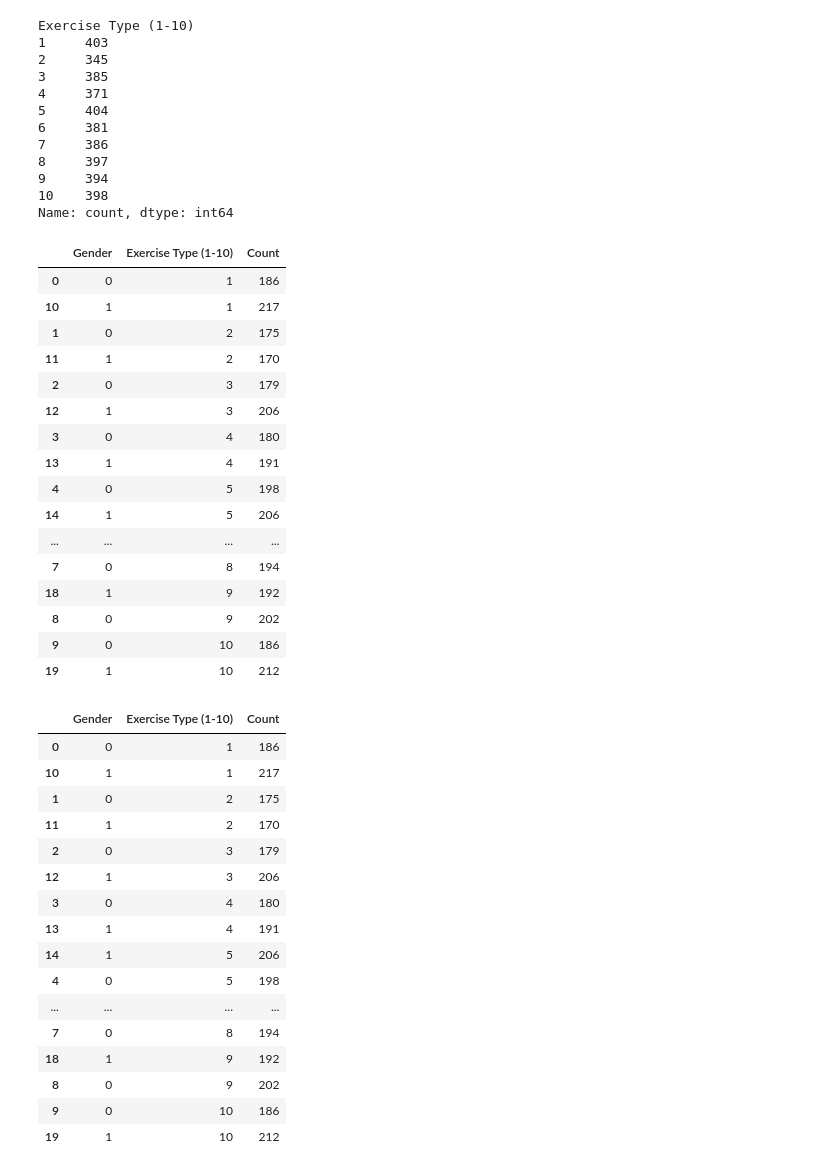
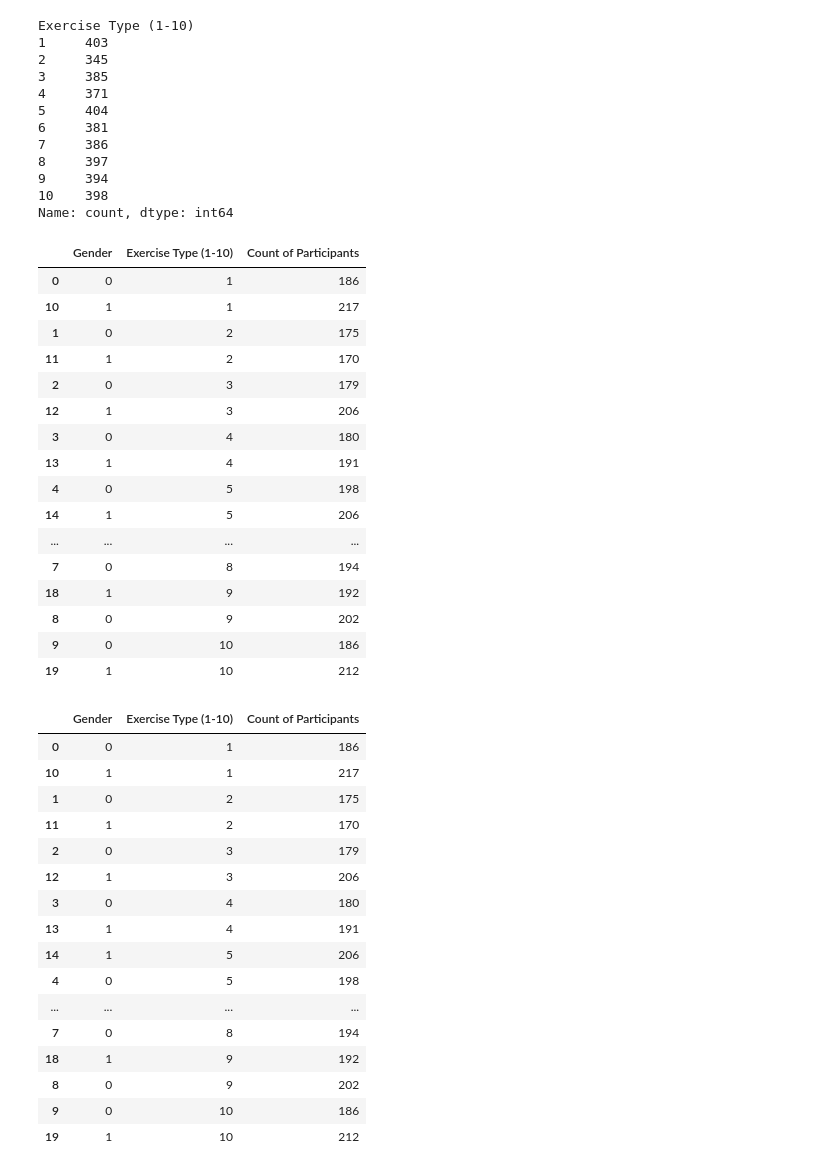
Before and after one commit to Zoouri/Project-3---Group-3, a Jupyter notebook: main_codes.ipynb, the cells around one changed output. Saved outputs shown, nothing was run; the diff lists cells and outputs as text; code cells hidden in the pictures.

Commit message:
main_code_updated4

```diff
--- a/main_codes.ipynb
+++ b/main_codes.ipynb
@@ -397,11 +401,12 @@ Exercise Type (1-10)
 10    398
 Name: count, dtype: int64
 # %%
+#Confirming that the data in the main table are comparable based on gender and the ratio of participants for each type of exercise from each gender
 # Finding corresponding number of participants from each gender groups taking on each exercise type sorted by exercise number
-exercise_count_per_gender = updated_df_round.groupby(['Gender', 'Exercise Type (1-10)']).size().reset_index(name='Count').sort_values(by='Exercise Type (1-10)')
+exercise_count_per_gender = updated_df_round.groupby(['Gender', 'Exercise Type (1-10)']).size().reset_index(name='Count of Participants').sort_values(by='Exercise Type (1-10)')
 exercise_count_per_gender
 # %% [output]
-|  | Gender | Exercise Type (1-10) | Count |
+|  | Gender | Exercise Type (1-10) | Count of Participants |
 | 0 | 0 | 1 | 186 |
 | 10 | 1 | 1 | 217 |
 | 1 | 0 | 2 | 175 |
@@ -423,7 +428,7 @@ exercise_count_per_gender
 exercise_count_per_gender_sorted = exercise_count_per_gender.sort_values(by='Exercise Type (1-10)')
 exercise_count_per_gender_sorted
 # %% [output]
-|  | Gender | Exercise Type (1-10) | Count |
+|  | Gender | Exercise Type (1-10) | Count of Participants |
 | 0 | 0 | 1 | 186 |
 | 10 | 1 | 1 | 217 |
 | 1 | 0 | 2 | 175 |
```
Also changed, not shown: parts of 12 cells of this notebook, 4 other files.
